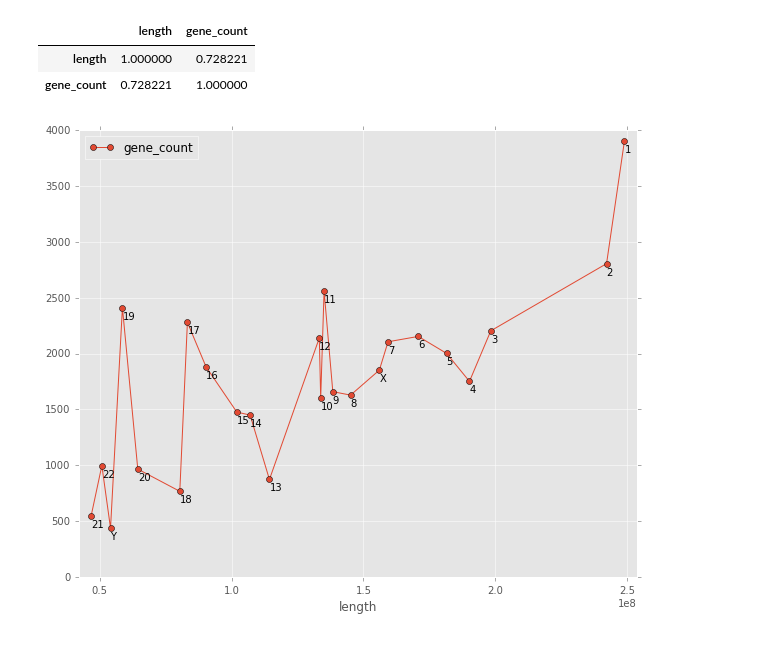
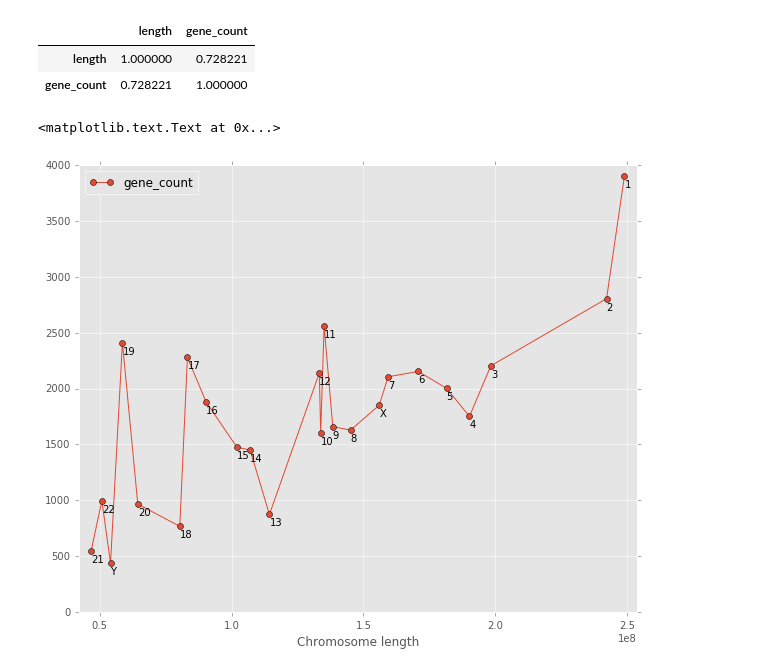
Before and after one commit to zyxue/pandas-gff3-demo, a Jupyter notebook: pandas-gff3-demo.ipynb, the cells around one changed output. Cells and saved outputs as stored; diff of their text form; code cells hidden in the pictures.

```diff
--- a/pandas-gff3-demo.ipynb
+++ b/pandas-gff3-demo.ipynb
@@ -416,11 +417,13 @@ merged[['length', 'gene_count']].corr()
 # %%
 ax = merged[['length', 'gene_count']].sort_values('length').plot(x='length', y='gene_count', style='o-')
 # add some margin to both ends of x axis
 xlim = ax.get_xlim()
 margin = xlim[0] * 0.1
 ax.set_xlim([xlim[0] - margin, xlim[1] + margin])
 # Label each point on the graph
 for (s, x, y) in merged[['seqid', 'length', 'gene_count']].sort_values('length').values:
     ax.text(x, y - 100, str(s))
+ax.set_xlabel('Chromosome length')
 # %% [output]
+<matplotlib.text.Text at 0x...>
-[figure, old version]
+[figure, new version]
```
Also changed, not shown: parts of 5 cells of this notebook.
